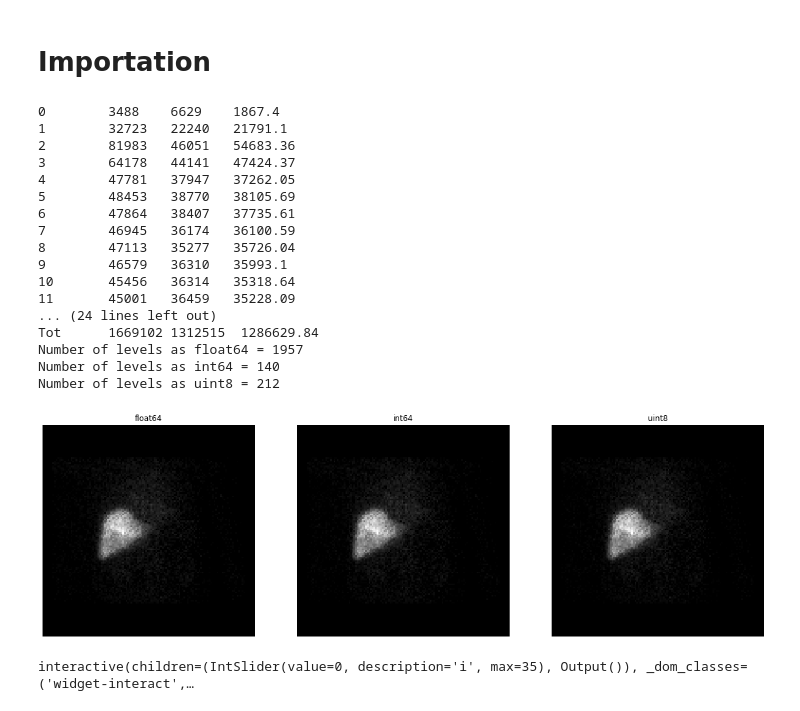
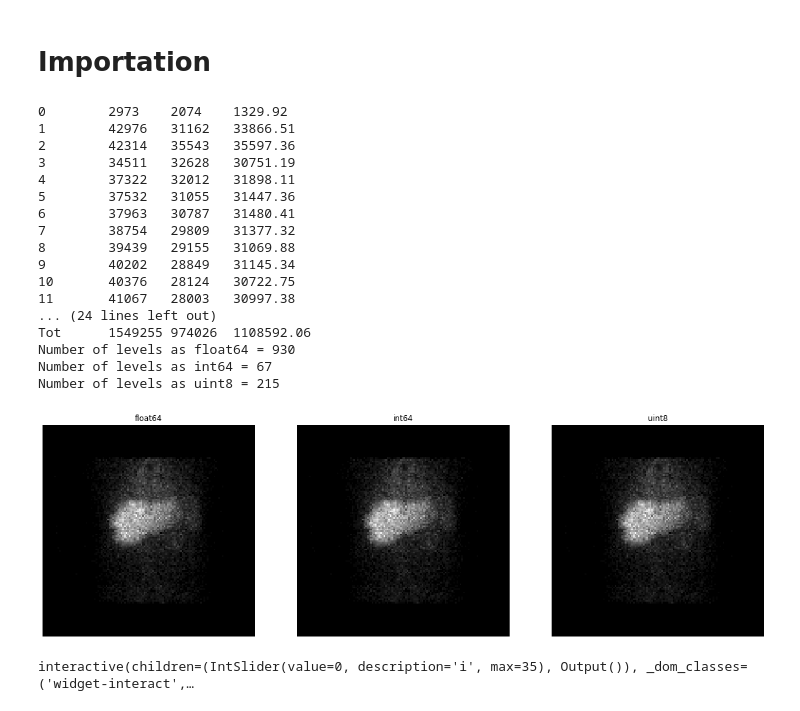
Before and after one commit to orenson/Master-thesis, a Jupyter notebook: Segmentation.ipynb, the cells around one changed output. Drawn from its saved outputs; the diff is of its cells as text; code cells hidden in the pictures.

```diff
--- a/Segmentation.ipynb
+++ b/Segmentation.ipynb
@@ -53,8 +53,8 @@ def f64_2_u8(img_stack):
 # %% [markdown]
 # Importation
 # %%
-ant = pd.dcmread("Images/Dyn_Ant_HBS2bis.dcm")
-post = pd.dcmread("Images/Dyn_Post_HBS2bis.dcm")
+ant = pd.dcmread("Images/Dyn_Ant_HBS1.dcm")
+post = pd.dcmread("Images/Dyn_Post_HBS1.dcm")
 ant_pix = ant.pixel_array
 post_pix = post.pixel_array[:,:,::-1]
 mean = (ant_pix*post_pix)**(1/2)
@@ -65,49 +65,49 @@ print('Tot', '\t', np.sum(ant_pix), np.sum(post_pix), '', round(np.sum(mean),2))
 print("Number of levels as {} =".format(mean.dtype), len(np.unique(mean)))
 
 mean_int = np.rint(mean).astype(int)
 #mean_int = mean / max(np.unique(mean))
 #mean_int = 255 * mean_int
 #mean_int = mean_int.astype(np.uint8)
 print("Number of levels as {} =".format(mean_int.dtype), len(np.unique(mean_int)))
 
 mean_norm = mean / max(np.unique(mean))
 mean_norm = 255 * mean_norm
 mean_norm = mean_norm.astype(np.uint8)
 print("Number of levels as {} =".format(mean_norm.dtype), len(np.unique(mean_norm)))
 
 
 plt.figure(figsize=[20,20])
 plt.subplot(1,3,1)
 plt.title(str(mean.dtype))
 plt.axis('off')
 plt.imshow(mean[25],cmap=plt.cm.gray)
 plt.subplot(1,3,2)
 plt.title(str(mean_int.dtype))
 plt.axis('off')
 plt.imshow(mean_int[25],cmap=plt.cm.gray)
 plt.subplot(1,3,3)
 plt.title(str(mean_norm.dtype))
 plt.axis('off')
 plt.imshow(mean_norm[25],cmap=plt.cm.gray)
 plt.show()
 # %% [output]
-0        3488    6629    1867.4
-1        32723   22240   21791.1
-2        81983   46051   54683.36
-3        64178   44141   47424.37
-4        47781   37947   37262.05
-5        48453   38770   38105.69
-6        47864   38407   37735.61
-7        46945   36174   36100.59
-8        47113   35277   35726.04
-9        46579   36310   35993.1
-10       45456   36314   35318.64
-11       45001   36459   35228.09
+0        2973    2074    1329.92
+1        42976   31162   33866.51
+2        42314   35543   35597.36
+3        34511   32628   30751.19
+4        37322   32012   31898.11
+5        37532   31055   31447.36
+6        37963   30787   31480.41
+7        38754   29809   31377.32
+8        39439   29155   31069.88
+9        40202   28849   31145.34
+10       40376   28124   30722.75
+11       41067   28003   30997.38
 ... (24 lines left out)
-Tot      1669102 1312515  1286629.84
-Number of levels as float64 = 1957
-Number of levels as int64 = 140
-Number of levels as uint8 = 212
+Tot      1549255 974026  1108592.06
+Number of levels as float64 = 930
+Number of levels as int64 = 67
+Number of levels as uint8 = 215
-[figure, old version]
+[figure, new version]
 # %%
 @interact(i=IntSlider(min=0, max=35, step=1, value=0),
```
Also changed, not shown: parts of 4 cells of this notebook, 6 other files.
